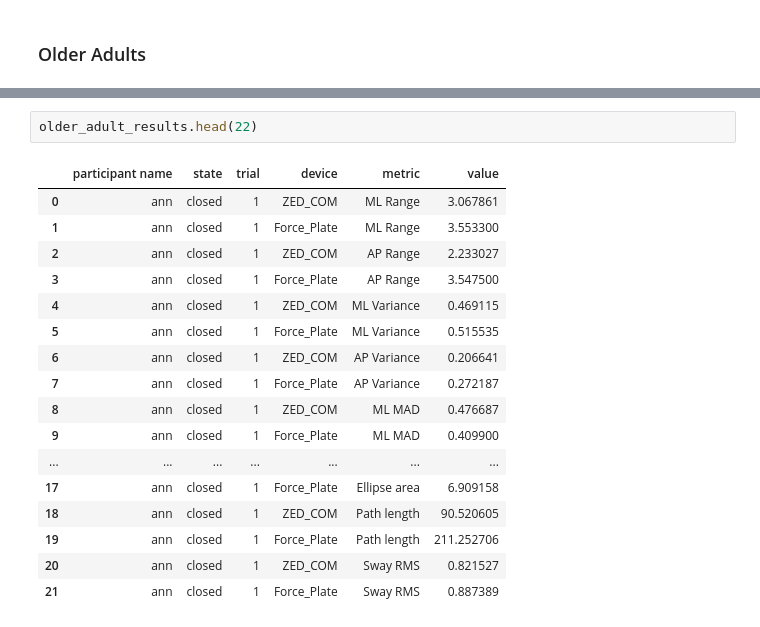
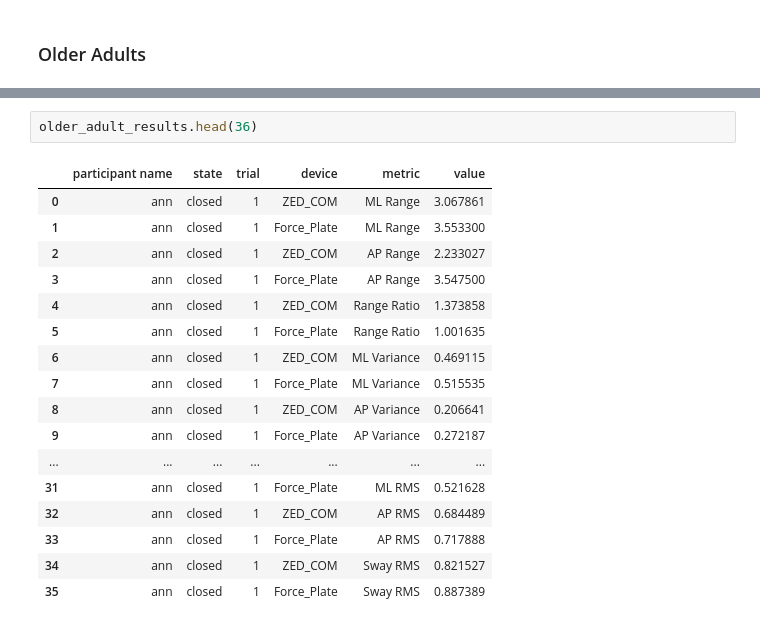
Before and after one commit to shahafgev/fall_risk_analysis, a Jupyter notebook: notebooks/exploration/participant_visualizer.ipynb, the cells around one changed output, grey strips where cells are left out. Drawn from its saved outputs; the diff is of its cells as text.

```diff
--- a/notebooks/exploration/participant_visualizer.ipynb
+++ b/notebooks/exploration/participant_visualizer.ipynb
@@ -280,23 +283,23 @@ len(older_adult_results)
 # %%
-older_adult_results.head(22)
+older_adult_results.head(36)
 # %% [output]
 |  | participant name | state | trial | device | metric | value |
 | 0 | ann | closed | 1 | ZED_COM | ML Range | 3.067861 |
 | 1 | ann | closed | 1 | Force_Plate | ML Range | 3.553300 |
 | 2 | ann | closed | 1 | ZED_COM | AP Range | 2.233027 |
 | 3 | ann | closed | 1 | Force_Plate | AP Range | 3.547500 |
-| 4 | ann | closed | 1 | ZED_COM | ML Variance | 0.469115 |
-| 5 | ann | closed | 1 | Force_Plate | ML Variance | 0.515535 |
-| 6 | ann | closed | 1 | ZED_COM | AP Variance | 0.206641 |
-| 7 | ann | closed | 1 | Force_Plate | AP Variance | 0.272187 |
-| 8 | ann | closed | 1 | ZED_COM | ML MAD | 0.476687 |
-| 9 | ann | closed | 1 | Force_Plate | ML MAD | 0.409900 |
+| 4 | ann | closed | 1 | ZED_COM | Range Ratio | 1.373858 |
+| 5 | ann | closed | 1 | Force_Plate | Range Ratio | 1.001635 |
+| 6 | ann | closed | 1 | ZED_COM | ML Variance | 0.469115 |
+| 7 | ann | closed | 1 | Force_Plate | ML Variance | 0.515535 |
+| 8 | ann | closed | 1 | ZED_COM | AP Variance | 0.206641 |
+| 9 | ann | closed | 1 | Force_Plate | AP Variance | 0.272187 |
 | ... | ... | ... | ... | ... | ... | ... |
-| 17 | ann | closed | 1 | Force_Plate | Ellipse area | 6.909158 |
-| 18 | ann | closed | 1 | ZED_COM | Path length | 90.520605 |
-| 19 | ann | closed | 1 | Force_Plate | Path length | 211.252706 |
-| 20 | ann | closed | 1 | ZED_COM | Sway RMS | 0.821527 |
-| 21 | ann | closed | 1 | Force_Plate | Sway RMS | 0.887389 |
+| 31 | ann | closed | 1 | Force_Plate | ML RMS | 0.521628 |
+| 32 | ann | closed | 1 | ZED_COM | AP RMS | 0.684489 |
+| 33 | ann | closed | 1 | Force_Plate | AP RMS | 0.717888 |
+| 34 | ann | closed | 1 | ZED_COM | Sway RMS | 0.821527 |
+| 35 | ann | closed | 1 | Force_Plate | Sway RMS | 0.887389 |
 # %%
 # Process all student data
 student_results = process_all_experiments('students', zed_frames_dict_students)
```
Also changed, not shown: parts of 5 cells of this notebook, 23 other files.
